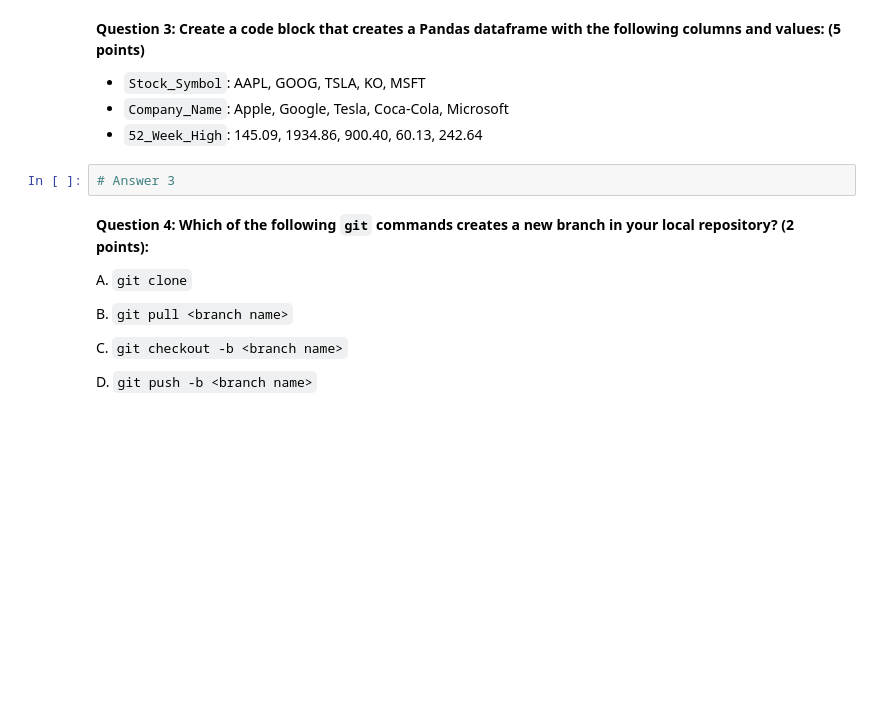
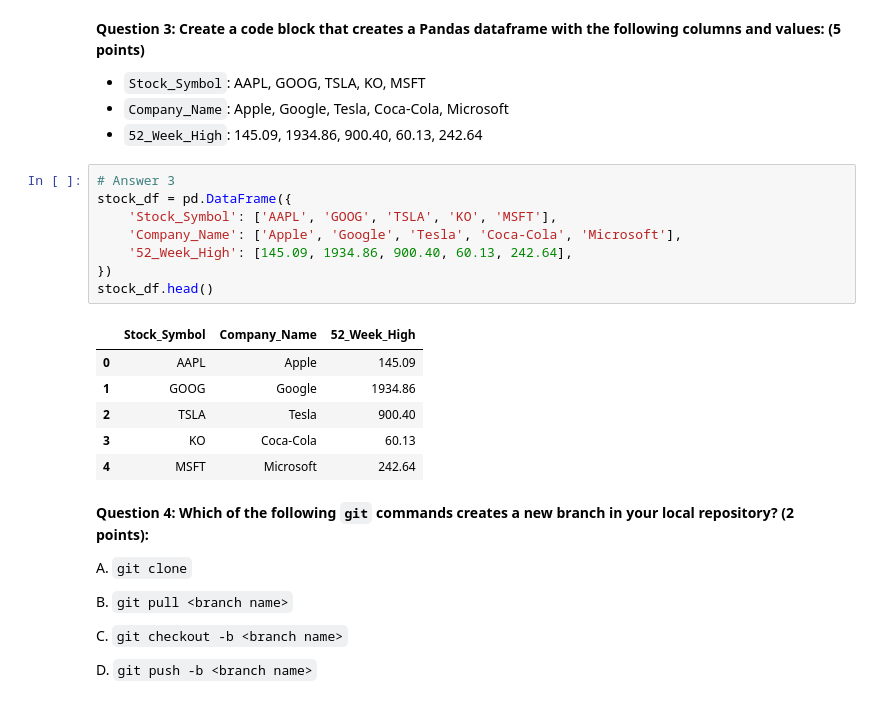
Before and after one commit to vuhpham94/nflx-adv-data-hw, a Jupyter notebook: 10012021/02-Unit_2_3_Assessment/Unsolved/Unit_2_3_Assessment-VP.ipynb, the cells around one changed output. Drawn from its saved outputs; the diff is of its cells as text; blank space fills up the shorter version.

```diff
--- a/10012021/02-Unit_2_3_Assessment/Unsolved/Unit_2_3_Assessment-VP.ipynb
+++ b/10012021/02-Unit_2_3_Assessment/Unsolved/Unit_2_3_Assessment-VP.ipynb
@@ -47,8 +64,21 @@ df.read_file(file_name)
 * `Stock_Symbol`: AAPL, GOOG, TSLA, KO, MSFT
 * `Company_Name`: Apple, Google, Tesla, Coca-Cola, Microsoft
 * `52_Week_High`: 145.09, 1934.86, 900.40, 60.13, 242.64
-# %%
-# Answer 3
+# %%
+# Answer 3
+stock_df = pd.DataFrame({
+    'Stock_Symbol': ['AAPL', 'GOOG', 'TSLA', 'KO', 'MSFT'],
+    'Company_Name': ['Apple', 'Google', 'Tesla', 'Coca-Cola', 'Microsoft'],
+    '52_Week_High': [145.09, 1934.86, 900.40, 60.13, 242.64],
+})
+stock_df.head()
+# %% [output]
+|  | Stock_Symbol | Company_Name | 52_Week_High |
+| 0 | AAPL | Apple | 145.09 |
+| 1 | GOOG | Google | 1934.86 |
+| 2 | TSLA | Tesla | 900.40 |
+| 3 | KO | Coca-Cola | 60.13 |
+| 4 | MSFT | Microsoft | 242.64 |
 # %% [markdown]
 **Question 4: Which of the following `git` commands creates a new branch in your local repository? (2 points):**
 
```
Also changed, not shown: parts of 14 cells of this notebook, 2 other files.
